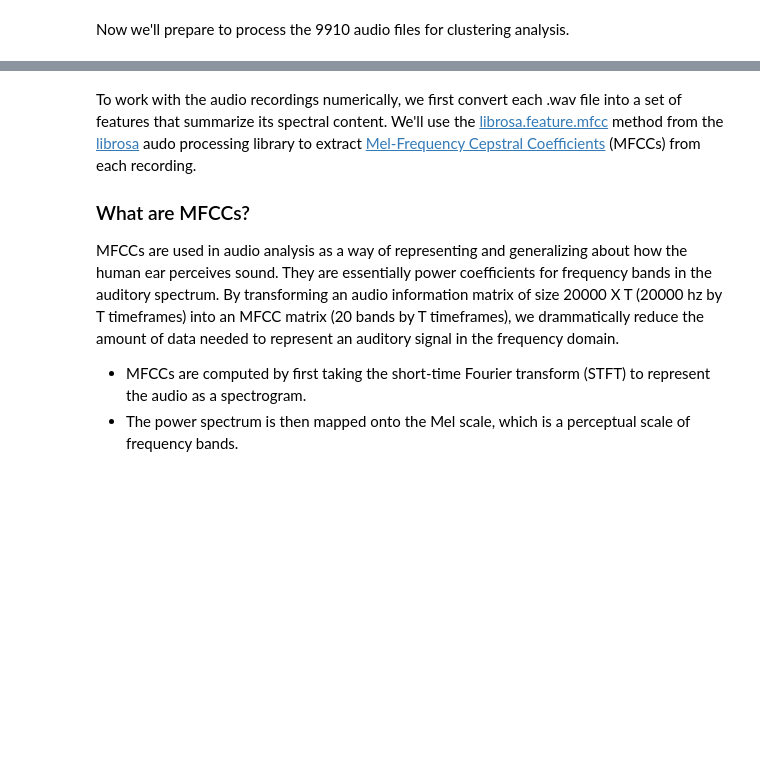
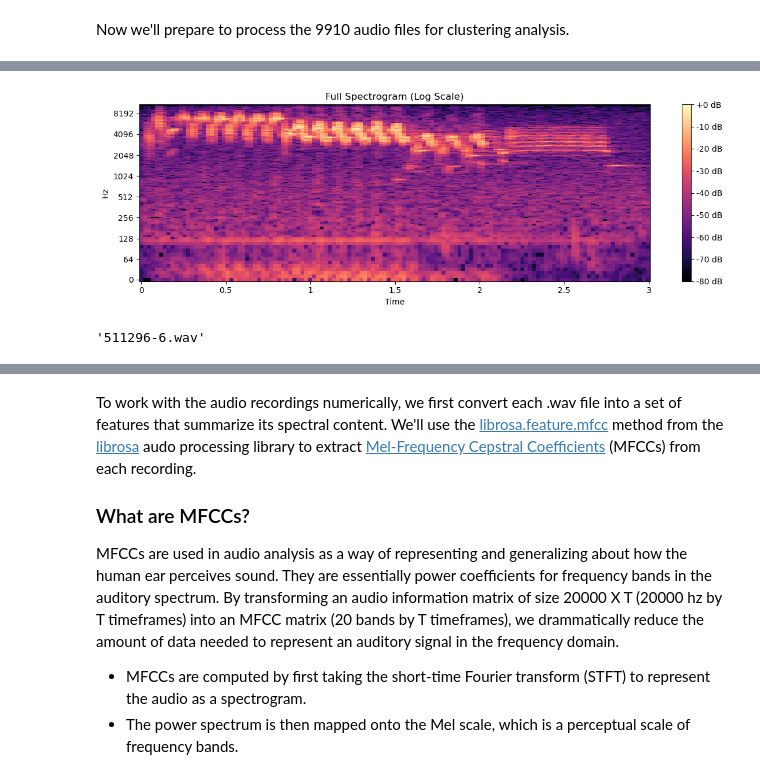
Before and after one commit to PaulHBartley/DTSA-5510, a Jupyter notebook: DTSA-5510_final_project.ipynb, the cells around one changed output, grey strips where cells are left out. Drawn from its saved outputs; the diff is of its cells as text; code cells hidden in the pictures; blank space fills up the shorter version.

```diff
--- a/DTSA-5510_final_project.ipynb
+++ b/DTSA-5510_final_project.ipynb
@@ -145,0 +162,21 @@ wavfile_list = [f for f in os.listdir(wavfile_path) if f.endswith('.wav')]
+# %%
+import librosa
+import librosa.display
+
+example_file = os.path.join(wavfile_path, wavfile_list[0])
+y, sr = librosa.load(example_file, sr=22050)
+
+plt.figure(figsize=(12, 4))
+D = np.abs(librosa.stft(y))  # Compute short-time Fourier transform
+DB = librosa.amplitude_to_db(D, ref=np.max)  # Convert to dB scale
+librosa.display.specshow(DB, sr=sr, x_axis='time', y_axis='log')
+plt.colorbar(format='%+2.0f dB')
+plt.title('Full Spectrogram (Log Scale)')
+plt.tight_layout()
+plt.show()
+# %% [output]
+[figure, added]
+# %%
+wavfile_list[0]
+# %% [output]
+'511296-6.wav'
```
Also changed, not shown: parts of 5 cells of this notebook, 4 other files.
